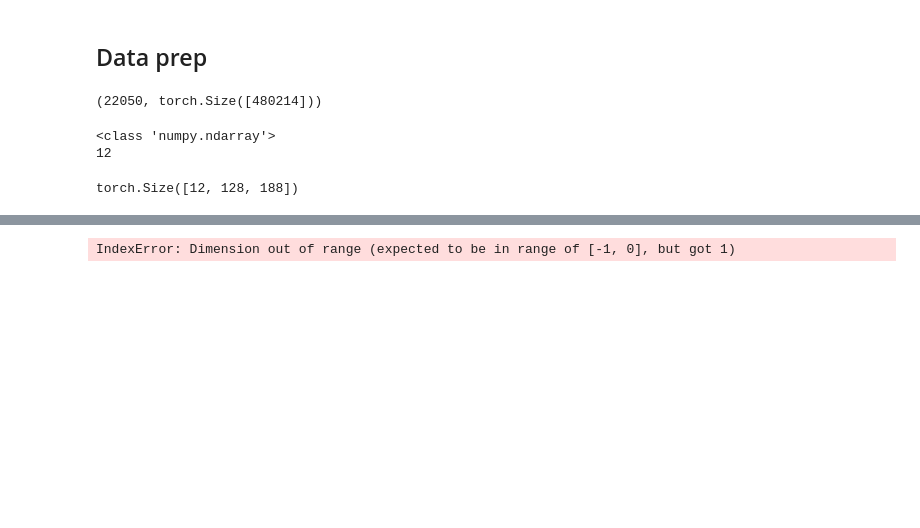
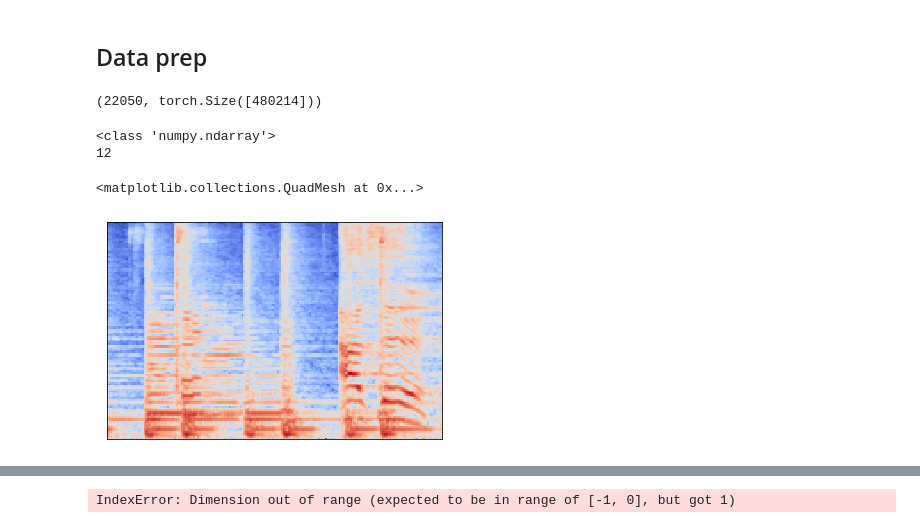
Before and after one commit to s-froghyar/thesis-project-mgr, a Jupyter notebook: interpreter_workbook.ipynb, the cells around one changed output, grey strips where cells are left out. Drawn from its saved outputs; the diff is of its cells as text; code cells hidden in the pictures; blank space fills up the shorter version.

```diff
--- a/interpreter_workbook.ipynb
+++ b/interpreter_workbook.ipynb
@@ -10,5 +10,7 @@ from sklearn.metrics import confusion_matrix
 from config import *
 import librosa.display as libdis
 import IPython.display as ipd
+
+torchaudio.set_audio_backend('sox_io')
 # %% [markdown]
 
@@ -92,10 +95,11 @@ final_patches = torch.stack(mel_specs)
 <class 'numpy.ndarray'>
 12
 # %%
-final_patches.shape
-# libdis.specshow(final_patches[4,:,:].numpy())
+# final_patches.shape
+libdis.specshow(final_patches[4,:,:].numpy())
 # %% [output]
-torch.Size([12, 128, 188])
+<matplotlib.collections.QuadMesh at 0x...>
+[figure, added]
 # %%
 def speedx(signal, factor):
     """ Multiplies the sound's speed by some `factor` """
```
Also changed, not shown: parts of 3 cells of this notebook, 17 other files.
